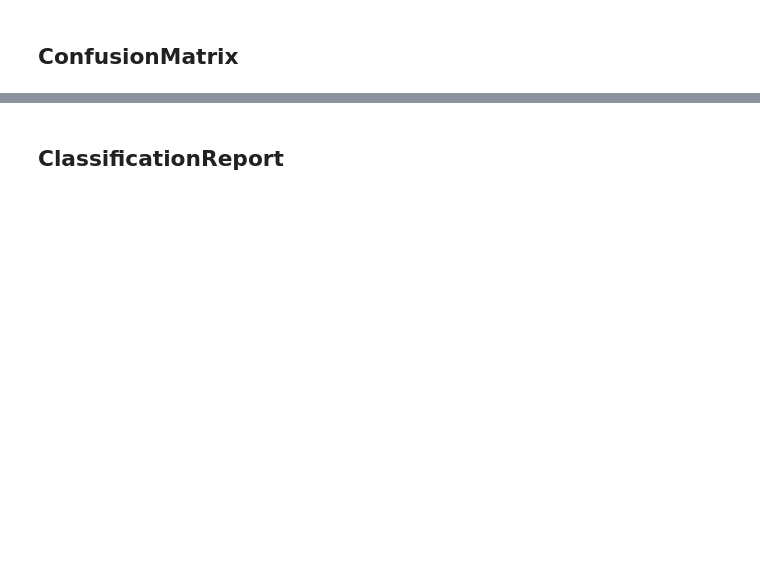
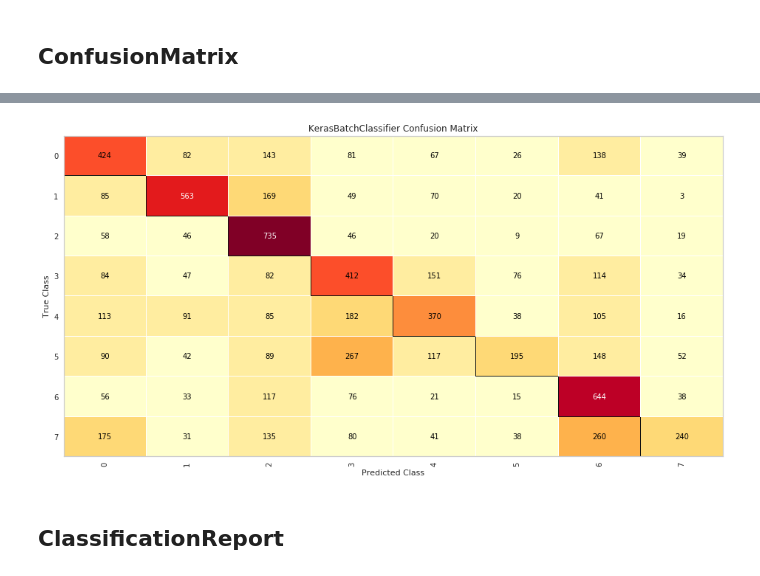
Before and after one commit to ResidentMario/yellowbrick-x-keras, a Jupyter notebook: notebooks/using-yellowbrick-with-keras-classifiers.ipynb, the cells around one changed output, grey strips where cells are left out. Drawn from its saved outputs; the diff is of its cells as text; code cells hidden in the pictures; blank space fills up the shorter version.

```diff
--- a/notebooks/using-yellowbrick-with-keras-classifiers.ipynb
+++ b/notebooks/using-yellowbrick-with-keras-classifiers.ipynb
@@ -192,0 +216,16 @@ visualizer.poof()
+# %%
+# bigger for the article
+
+from yellowbrick.classifier import ConfusionMatrix
+
+fig, ax = plt.subplots(figsize=(16, 8))
+
+X, y = visualization_generator.next()
+y = np.argmax(y, axis=1)
+
+from yellowbrick.style import set_palette
+set_palette('yellowbrick')
+visualizer = ConfusionMatrix(clf, ax=ax)
+visualizer.score(X, y)
+visualizer.poof()
+# %% [output]
@@ -193,3 +233,4 @@ visualizer.poof()
+[figure, added]
 # %% [markdown]
 ## ClassificationReport
 # %%
```
Also changed, not shown: parts of 10 cells of this notebook, 2 other files.
